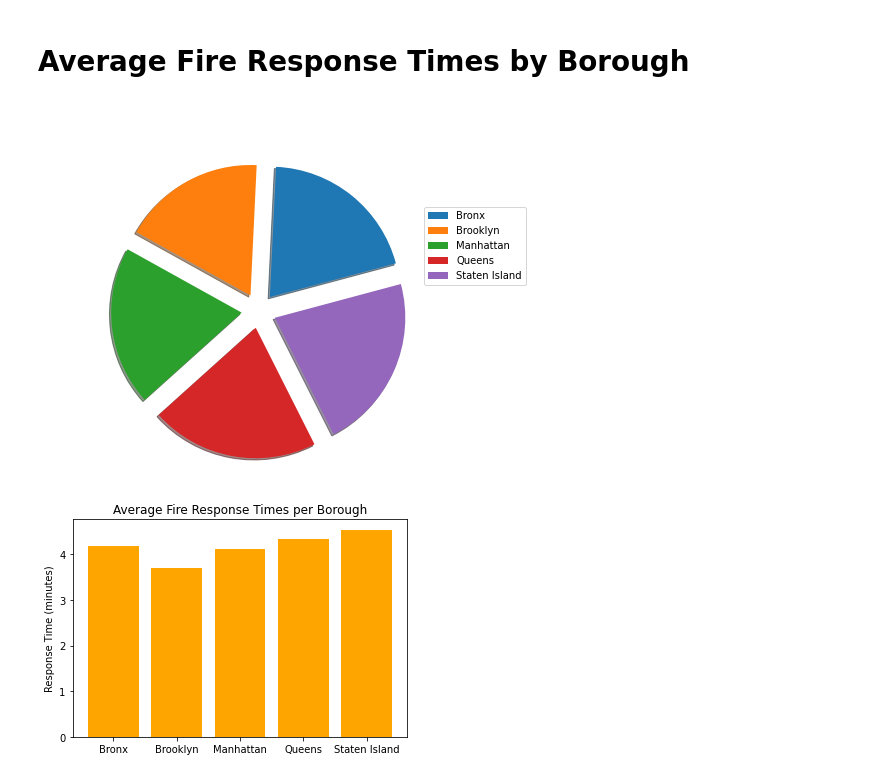
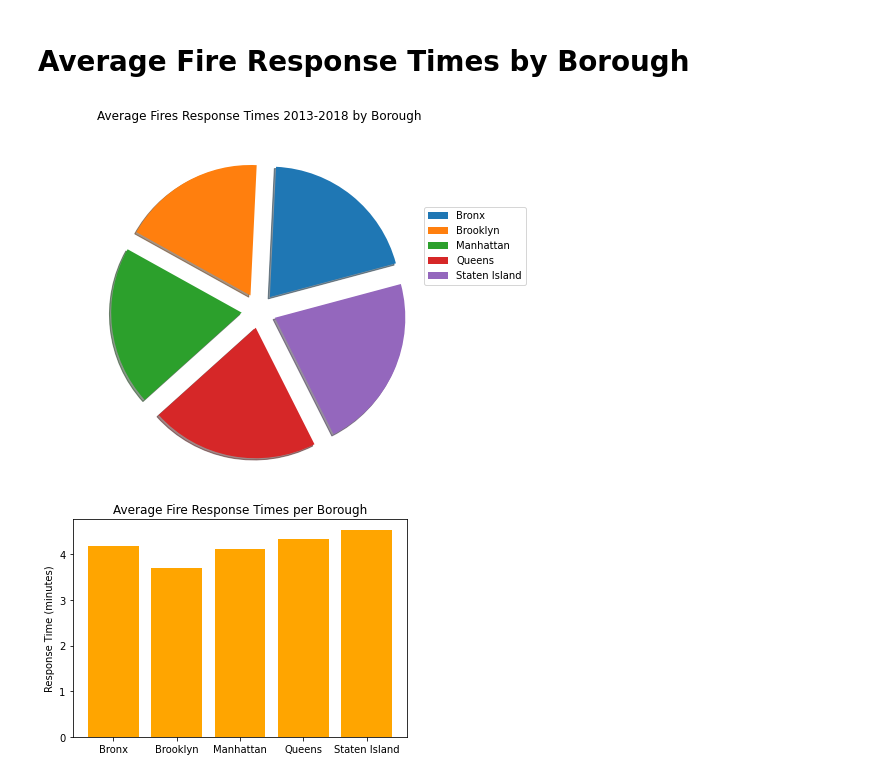
Before and after one commit to daiyanc/nyc_fires, a Jupyter notebook: src/data_visualization.ipynb, the cells around one changed output. Cells and saved outputs as stored; diff of their text form; code cells hidden in the pictures.

```diff
--- a/src/data_visualization.ipynb
+++ b/src/data_visualization.ipynb
@@ -502,15 +502,15 @@ si_average.round(6)
 # %%
 # Pie Chart - Average
 avg_labels = ['Bronx', 'Brooklyn', 'Manhattan', 'Queens', 'Staten Island']
 avg_values = [bronx_average, brooklyn_average, manhattan_average, queens_average, si_average]
 avg_explode = [0.2] * len(avg_labels)
 plt.pie(avg_values, labels=avg_labels, radius=1.5, shadow=True,
 textprops={'color':'w'}, explode=avg_explode, startangle=15)
-plt.title('Average Fires Response Times 2013-2018 by Borough', color='w', y=1.35)
+plt.title('Average Fires Response Times 2013-2018 by Borough', color='black', y=1.35)
 plt.legend(avg_labels, bbox_to_anchor=(1.75, 1), ncol=1)
 plt.show()
 # %% [output]
-[figure, old version]
+[figure, new version]
 # %%
 # Average Fires Bar Plot
 plt.bar(avg_labels, avg_values, color='orange')
```
Also changed, not shown: 1 other file.
